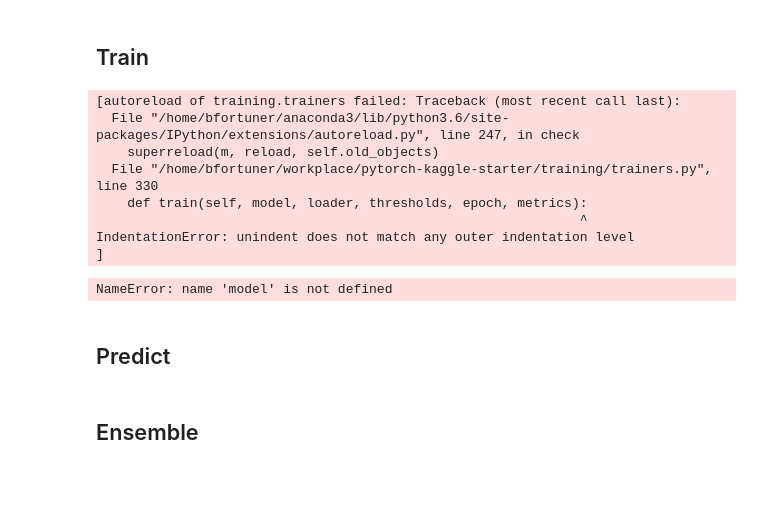
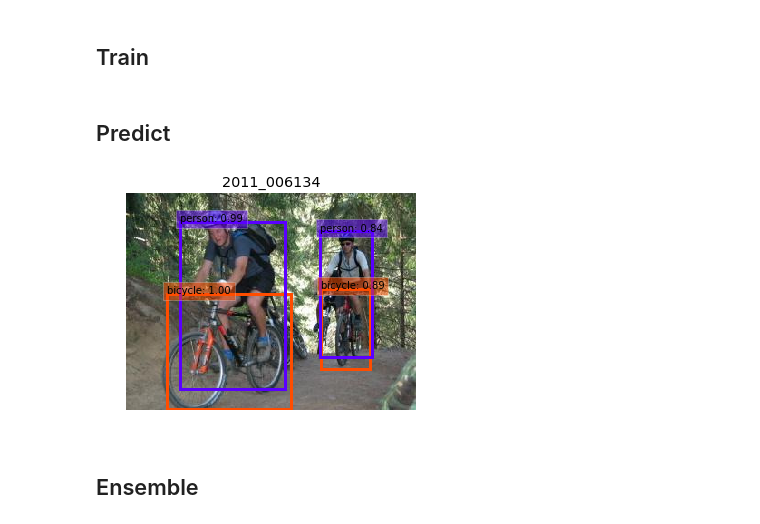
Before and after one commit to bfortuner/VOCdetect, a Jupyter notebook: explore-pascal-voc.ipynb, the cells around one changed output. Drawn from its saved outputs; the diff is of its cells as text; code cells hidden in the pictures; blank space fills up the shorter version.

Commit message:
added predict and save predict methods

```diff
--- a/explore-pascal-voc.ipynb
+++ b/explore-pascal-voc.ipynb
@@ -193,2 +154,0 @@ output = detect(
-# %%
-img = utils.imgs.load_img_as_arr(os.path.join(TRAIN_PATH, val_loader.dataset.img_ids[0]+c.JPG_EXT))
@@ -229,7 +162,5 @@ AttributeError: 'tuple' object has no attribute 'data'
 # %% [markdown]
 ## Train
-# %%
-trainer.train(mode, trn_loader, TRAIN_CONFIG['threshold'], epoch=1, metrics=[])
 # %%
 # Load existing weights (optional)
 experiment_name = 'BaselineSimpleResnet-Adam-ScheduledLR-img256-lr0.001-wd1e-05-bs32-fold5K-id767AD'
@@ -237,7 +168,7 @@ epoch = 30
 exp_utils.load_weights_by_exp_and_epoch(model, experiment_name, epoch)
 # %%
 # Experiment config
-NEW_EXP_NAME = 'SSD'
+NEW_EXP_NAME = ''
 RESUME_EXP_NAME = None #'BaselineSimpleResnet-Adam-ScheduledLR-img256-lr0.001-wd0.0005-bs64-fold4K-id84E8D'
 if not RESUME_EXP_NAME:
     EXP_NAME_ARGS = [utils.general.get_class_name(model),
@@ -270,16 +201,6 @@ if not RESUME_EXP_NAME:
         'lr_adjuster': lr_adjuster,
         'criterion': criterion
     }
-# %% [output]
-[autoreload of training.trainers failed: Traceback (most recent call last):
-  File "/home/bfortuner/anaconda3/lib/python3.6/site-packages/IPython/extensions/autoreload.py", line 247, in check
-    superreload(m, reload, self.old_objects)
-  File "/home/bfortuner/workplace/pytorch-kaggle-starter/training/trainers.py", line 330
-    def train(self, model, loader, thresholds, epoch, metrics):
-                                                              ^
-IndentationError: unindent does not match any outer indentation level
-]
-NameError: name 'model' is not defined
 # %%
 # Resume experiment
 exp = Experiment(RESUME_EXP_NAME, cfg.PATHS['experiments'])
@@ -298,3 +219,5 @@ exp.train(trainer, trn_loader, val_loader)
 # Load model from exp epoch
 exp.load_model_state(epoch=10)
 model = exp.model
+# %%
+preds = trainer.get_predictions(model, val_loader, thresh=0.6)
@@ -300,0 +227,6 @@ model = exp.model
+# %%
+idx = random.randint(0,len(preds))
+img_arr = utils.imgs.load_img_as_arr(os.path.join(TRAIN_PATH, preds[idx]['img_id']+c.JPG_EXT))
+utils.imgs.plot_img_w_bboxes(img_arr, preds[idx]['bboxes'], title=preds[idx]['img_id'])
+# %% [output]
+[figure, added]
```
Also changed, not shown: parts of 19 cells of this notebook, 5 other files.
